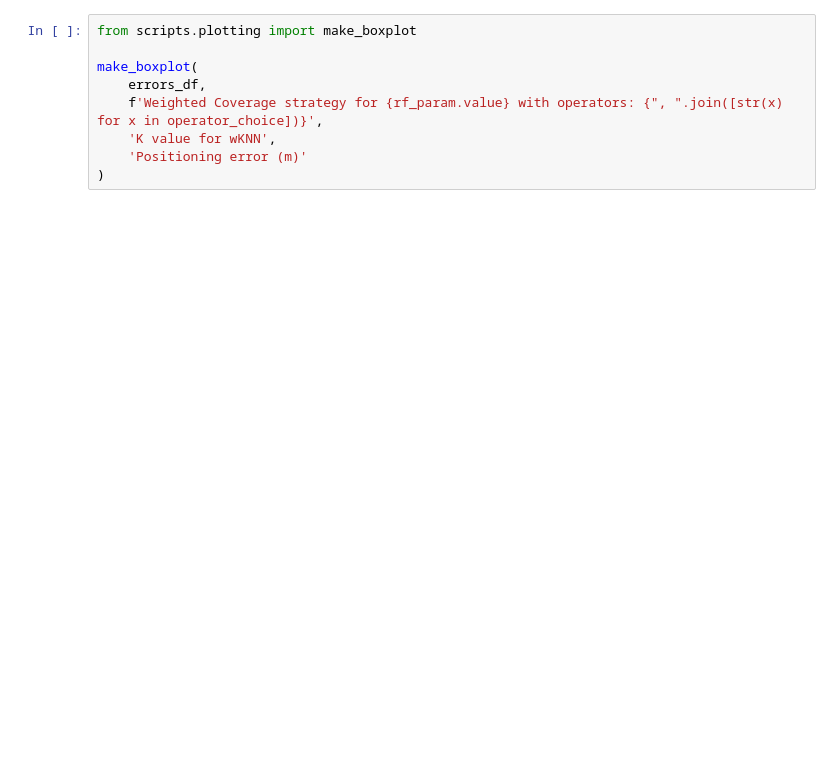
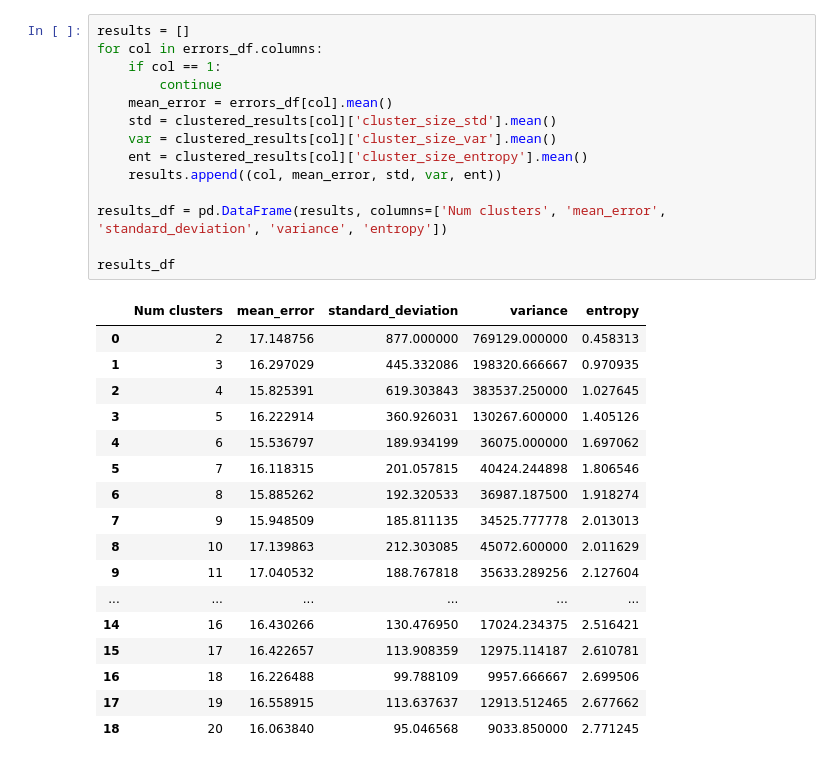
Before and after one commit to Andreas-Espelund/5G_localization, a Jupyter notebook: Main.ipynb, the cells around one changed output. Drawn from its saved outputs; the diff is of its cells as text; blank space fills up the shorter version.

```diff
--- a/Main.ipynb
+++ b/Main.ipynb
@@ -129,9 +195,32 @@ make_boxplot(
-# %%
-from scripts.plotting import make_boxplot
-
-make_boxplot(
-    errors_df,
-    f'Weighted Coverage strategy for {rf_param.value} with operators: {", ".join([str(x) for x in operator_choice])}',
-    'K value for wKNN',
-    'Positioning error (m)'
-)
+# %%
+results = []
+for col in errors_df.columns:
+    if col == 1:
+        continue
+    mean_error = errors_df[col].mean()
+    std = clustered_results[col]['cluster_size_std'].mean()
+    var = clustered_results[col]['cluster_size_var'].mean()
+    ent = clustered_results[col]['cluster_size_entropy'].mean()
+    results.append((col, mean_error, std, var, ent))
+
+results_df = pd.DataFrame(results, columns=['Num clusters', 'mean_error', 'standard_deviation', 'variance', 'entropy'])
+
+results_df
+# %% [output]
+|  | Num clusters | mean_error | standard_deviation | variance | entropy |
+| 0 | 2 | 17.148756 | 877.000000 | 769129.000000 | 0.458313 |
+| 1 | 3 | 16.297029 | 445.332086 | 198320.666667 | 0.970935 |
+| 2 | 4 | 15.825391 | 619.303843 | 383537.250000 | 1.027645 |
+| 3 | 5 | 16.222914 | 360.926031 | 130267.600000 | 1.405126 |
+| 4 | 6 | 15.536797 | 189.934199 | 36075.000000 | 1.697062 |
+| 5 | 7 | 16.118315 | 201.057815 | 40424.244898 | 1.806546 |
+| 6 | 8 | 15.885262 | 192.320533 | 36987.187500 | 1.918274 |
+| 7 | 9 | 15.948509 | 185.811135 | 34525.777778 | 2.013013 |
+| 8 | 10 | 17.139863 | 212.303085 | 45072.600000 | 2.011629 |
+| 9 | 11 | 17.040532 | 188.767818 | 35633.289256 | 2.127604 |
+| ... | ... | ... | ... | ... | ... |
+| 14 | 16 | 16.430266 | 130.476950 | 17024.234375 | 2.516421 |
+| 15 | 17 | 16.422657 | 113.908359 | 12975.114187 | 2.610781 |
+| 16 | 18 | 16.226488 | 99.788109 | 9957.666667 | 2.699506 |
+| 17 | 19 | 16.558915 | 113.637637 | 12913.512465 | 2.677662 |
+| 18 | 20 | 16.063840 | 95.046568 | 9033.850000 | 2.771245 |
```
Also changed, not shown: parts of 10 cells of this notebook, 6 other files.
